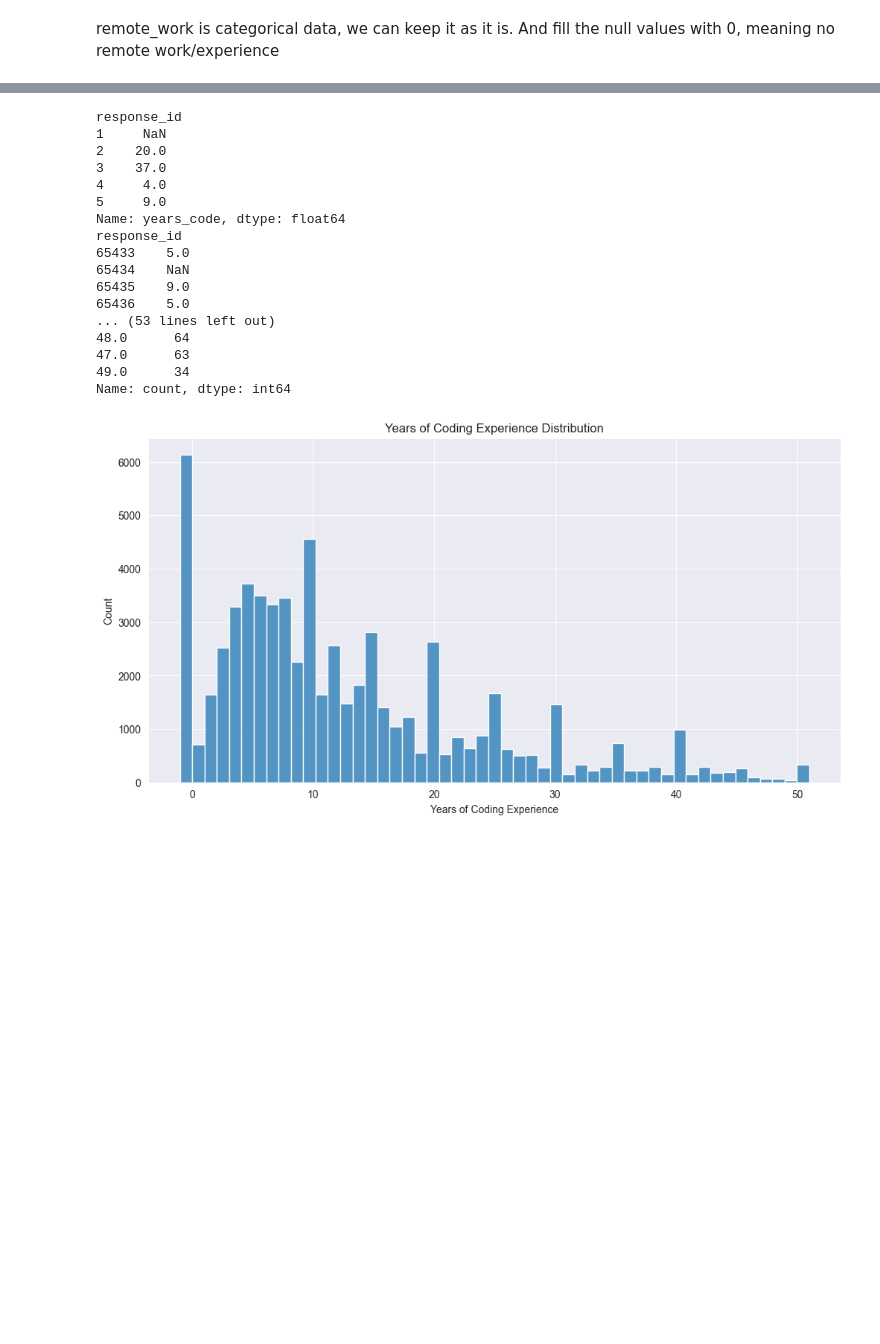
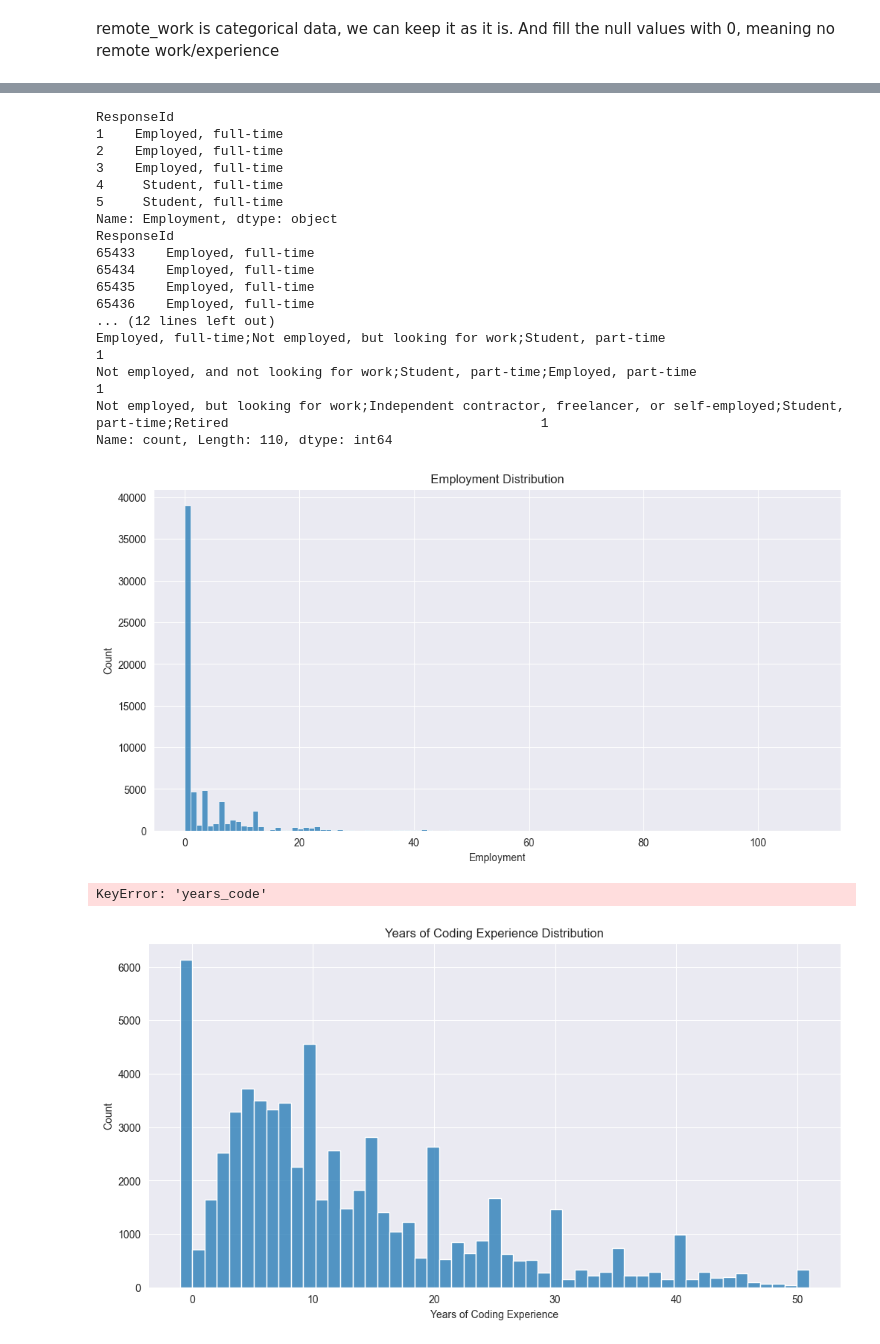
Before and after one commit to krsoy/AAU_Projects, a Jupyter notebook: m1_exam_oral.ipynb, the cells around one changed output, grey strips where cells are left out. Saved outputs shown, nothing was run; the diff lists cells and outputs as text; code cells hidden in the pictures; blank space fills up the shorter version.

```diff
--- a/m1_exam_oral.ipynb
+++ b/m1_exam_oral.ipynb
@@ -182,4 +184,40 @@ response_id
 Name: count, dtype: int64
+# %%
+print(df['Employment'].head())
+print(df['Employment'].tail())
+print(df['Employment'].isnull().sum())
+print(df['Employment'].value_counts())
+# mapping the Employment column
+value_maps['Employment'] = {v: i for i, v in enumerate(df['Employment'].dropna().unique())}
+df['Employment'] = df['Employment'].map(value_maps['Employment'])
+df['Employment'] = df['Employment'].fillna(0)
+# plot distribution of Employment column
+
+plt.figure(figsize=(12,6))
+sns.histplot(df['Employment'], bins=len(df['Employment'].unique())+1, kde=False)
+plt.title('Employment Distribution')
+plt.xlabel('Employment')
+plt.ylabel('Count')
+plt.show()
+# %% [output]
+ResponseId
+1    Employed, full-time
+2    Employed, full-time
+3    Employed, full-time
+4     Student, full-time
+5     Student, full-time
+Name: Employment, dtype: object
+ResponseId
+65433    Employed, full-time
+65434    Employed, full-time
+65435    Employed, full-time
+65436    Employed, full-time
+... (12 lines left out)
+Employed, full-time;Not employed, but looking for work;Student, part-time                                                                                 1
+Not employed, and not looking for work;Student, part-time;Employed, part-time                                                                             1
+Not employed, but looking for work;Independent contractor, freelancer, or self-employed;Student, part-time;Retired                                        1
+Name: count, Length: 110, dtype: int64
+[figure, added]
 # %%
 print(df['years_code'].head())
 print(df['years_code'].tail())
@@ -188,21 +226,5 @@ print(df['years_code'].value_counts())
 # ok, there are null values, and it seems categorical data, but the coding age range 0~50, we need to dive in deeper
 #TODO previous 'age' column have higher chance to be a register age
 # %% [output]
-response_id
-1     NaN
-2    20.0
-3    37.0
-4     4.0
-5     9.0
-Name: years_code, dtype: float64
-response_id
-65433    5.0
-65434    NaN
-65435    9.0
-65436    5.0
-... (53 lines left out)
-48.0      64
-47.0      63
-49.0      34
-Name: count, dtype: int64
+KeyError: 'years_code'
 # %%
```
Also changed, not shown: parts of 5 cells of this notebook.
